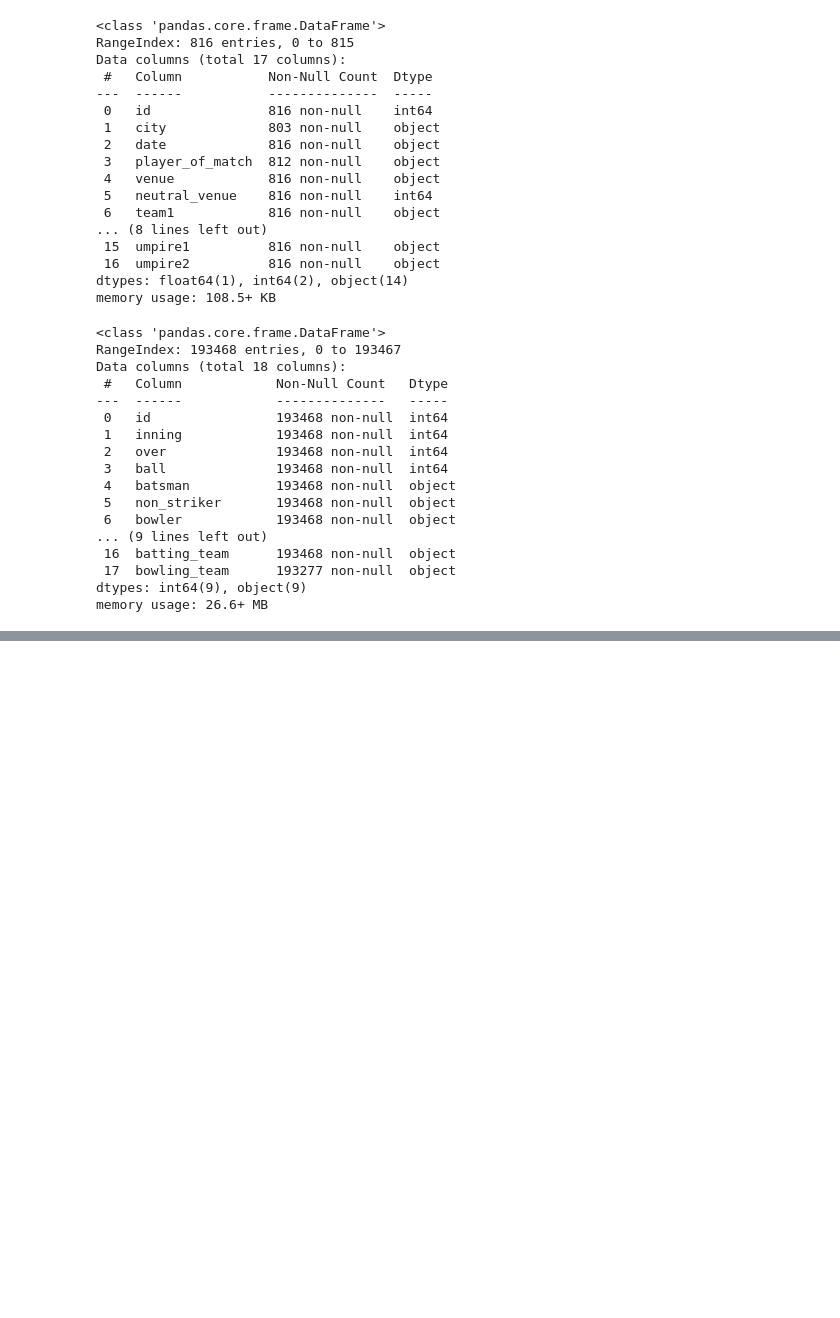
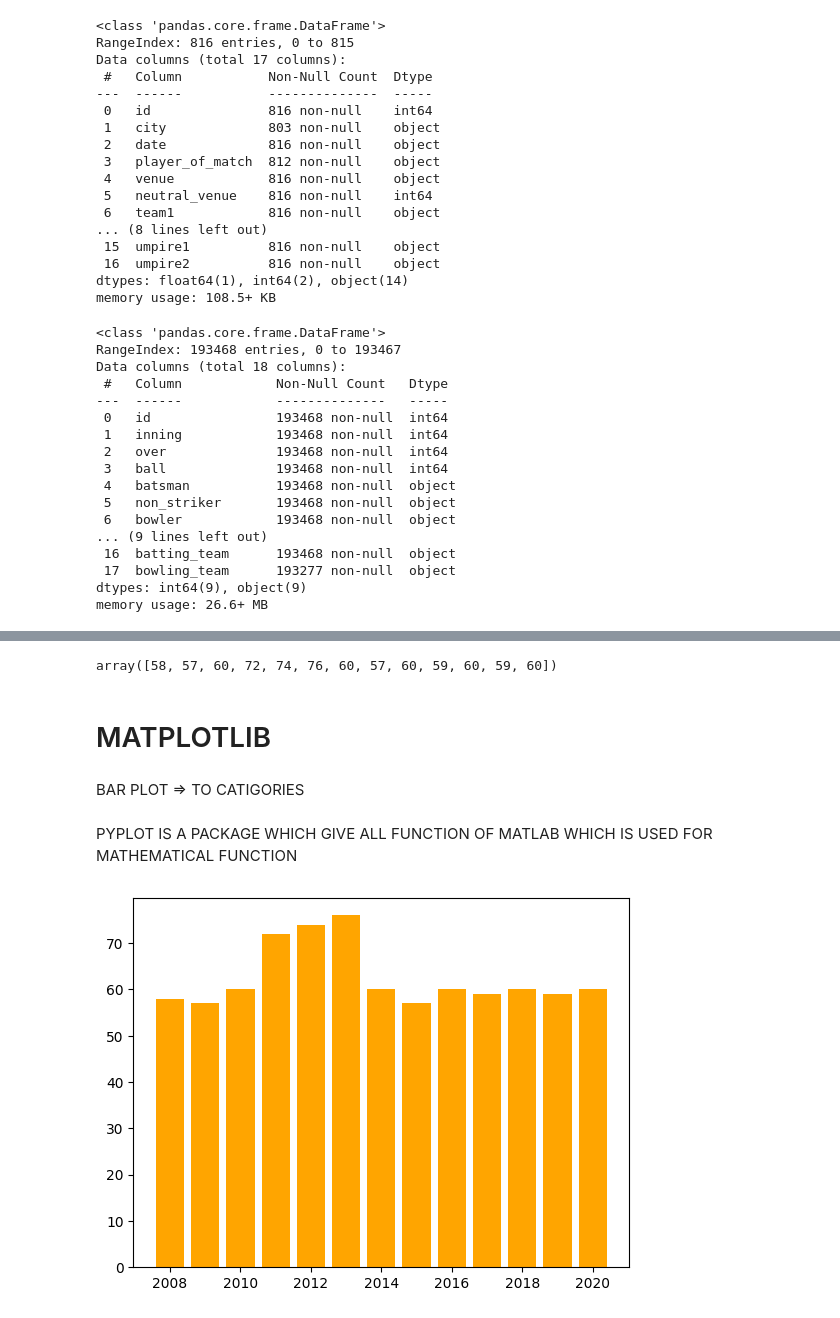
Before and after one commit to shankar-kumar-skj/REGEX, a Jupyter notebook: DAY_9/DAY_9.ipynb, the cells around one changed output, grey strips where cells are left out. Saved outputs shown, nothing was run; the diff lists cells and outputs as text; code cells hidden in the pictures; blank space fills up the shorter version.

```diff
--- a/DAY_9/DAY_9.ipynb
+++ b/DAY_9/DAY_9.ipynb
@@ -129,0 +380,2 @@ memory usage: 26.6+ MB
+# %%
+match_data.dropna(subset="winner",inplace=True)
@@ -129,0 +424,2 @@ memory usage: 26.6+ MB
+# %%
+match_data['date']=pd.to_datetime(match_data['date'])
@@ -129,0 +428,2 @@ memory usage: 26.6+ MB
+# %%
+match_data['season']=match_data['date'].dt.year
@@ -129,0 +474,17 @@ memory usage: 26.6+ MB
+# %%
+season_matchs.values
+# %% [output]
+array([58, 57, 60, 72, 74, 76, 60, 57, 60, 59, 60, 59, 60])
+# %% [markdown]
+# MATPLOTLIB
+# %% [markdown]
+BAR PLOT => TO CATIGORIES
+# %% [markdown]
+PYPLOT IS A PACKAGE WHICH GIVE ALL FUNCTION OF MATLAB WHICH IS USED FOR MATHEMATICAL FUNCTION
+# %%
+season_matchs=match_data['season'].value_counts().sort_index()
+# %%
+plt.bar(season_matchs.index,season_matchs.values,color='orange')
+plt.show()
+# %% [output]
+[figure, added]
```
Also changed, not shown: parts of 63 cells of this notebook, 2 other files.
